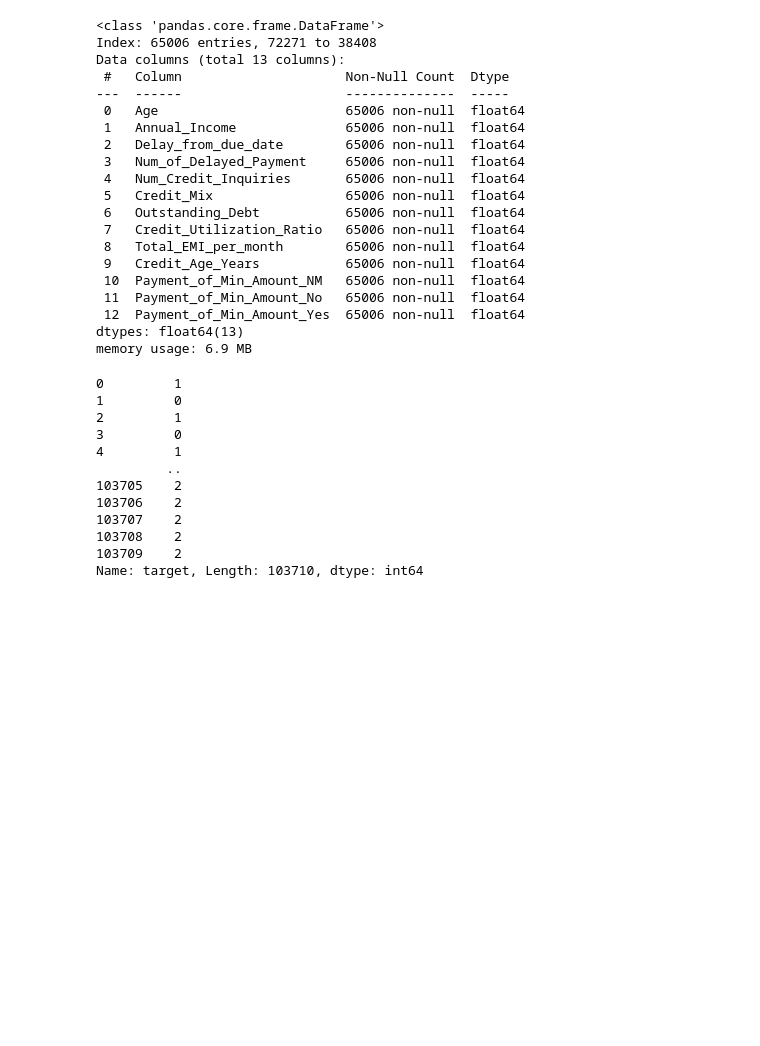
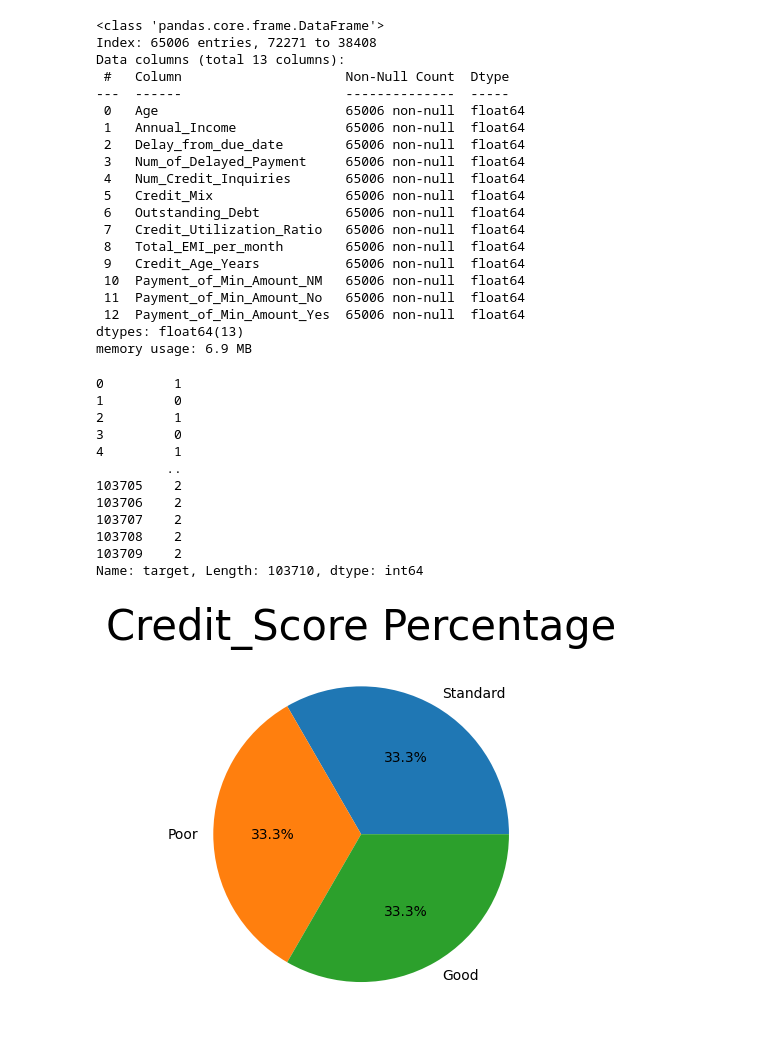
Before and after one commit to prathamesh2525/Credit_Score_Prediction, a Jupyter notebook: main.ipynb, the cells around one changed output. Saved outputs shown, nothing was run; the diff lists cells and outputs as text; code cells hidden in the pictures; blank space fills up the shorter version.

```diff
--- a/main.ipynb
+++ b/main.ipynb
@@ -1363,6 +1381,17 @@ d_final['target']
 103708    2
 103709    2
 Name: target, Length: 103710, dtype: int64
+# %%
+labels = d_final['target'].value_counts().index
+sizes = d_final['target'].value_counts()
+
+# plt.figure(figsize = (10,10))
+labels = ['Standard','Poor','Good']
+plt.pie(sizes, labels=labels, autopct='%3.1f%%')
+plt.title('Credit_Score Percentage',color = 'black',fontsize = 30)
+plt.show()
+# %% [output]
+[figure, added]
 # %%
 # Logistic regression
 from sklearn.linear_model import LogisticRegression
```
Also changed, not shown: parts of 17 cells of this notebook, 15 other files.
